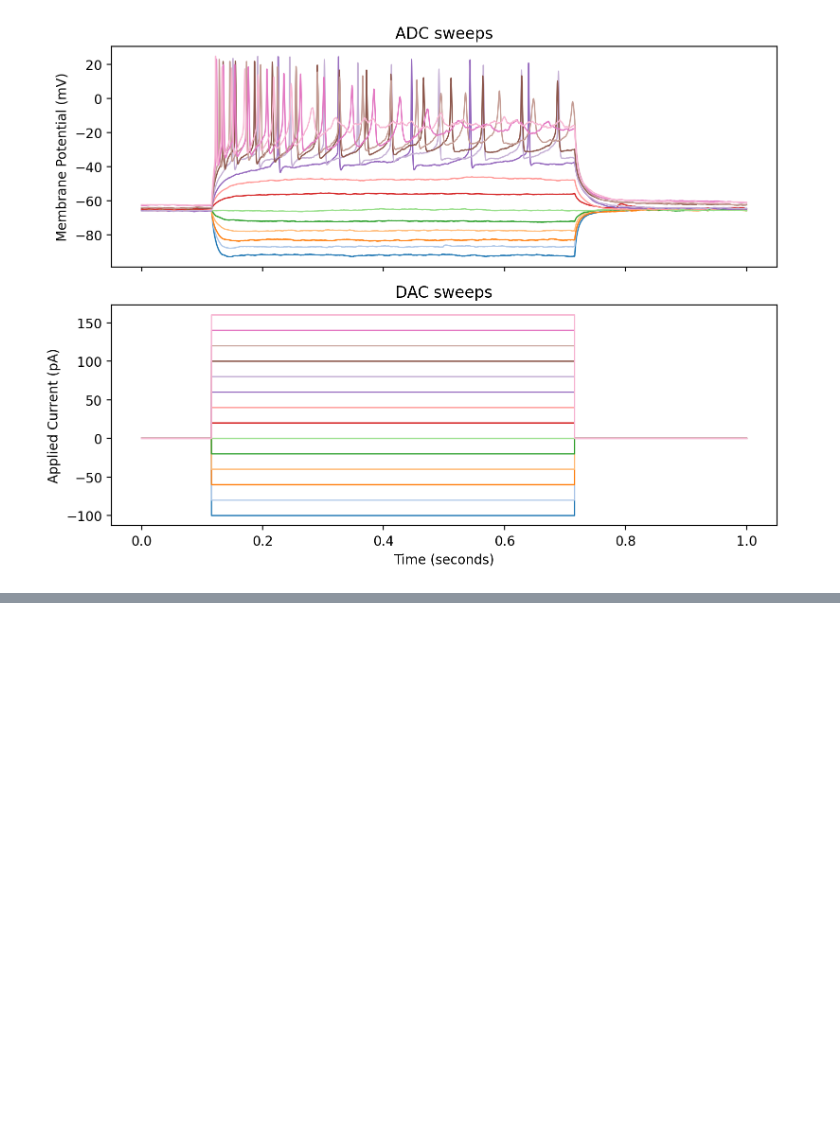
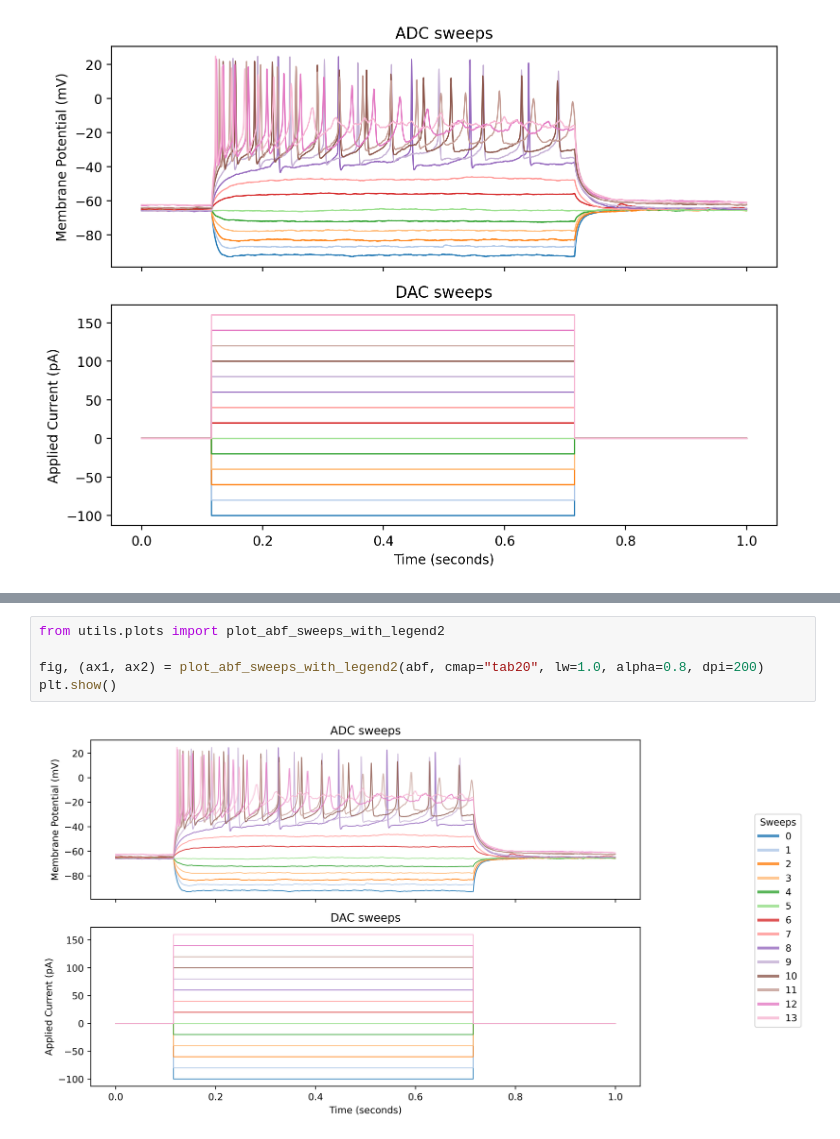
Before and after one commit to fabien-campillo/data-science-spikes, a Jupyter notebook: 4_pyabf.ipynb, the cells around one changed output, grey strips where cells are left out. Cells and saved outputs as stored; diff of their text form; blank space fills up the shorter version.

```diff
--- a/4_pyabf.ipynb
+++ b/4_pyabf.ipynb
@@ -324,0 +325,7 @@ plt.show()
+# %%
+from utils.plots import plot_abf_sweeps_with_legend2
+
+fig, (ax1, ax2) = plot_abf_sweeps_with_legend2(abf, cmap="tab20", lw=1.0, alpha=0.8, dpi=200)
+plt.show()
+# %% [output]
+[figure, added]
```
Also changed, not shown: parts of 1 cell of this notebook, 2 other files.
